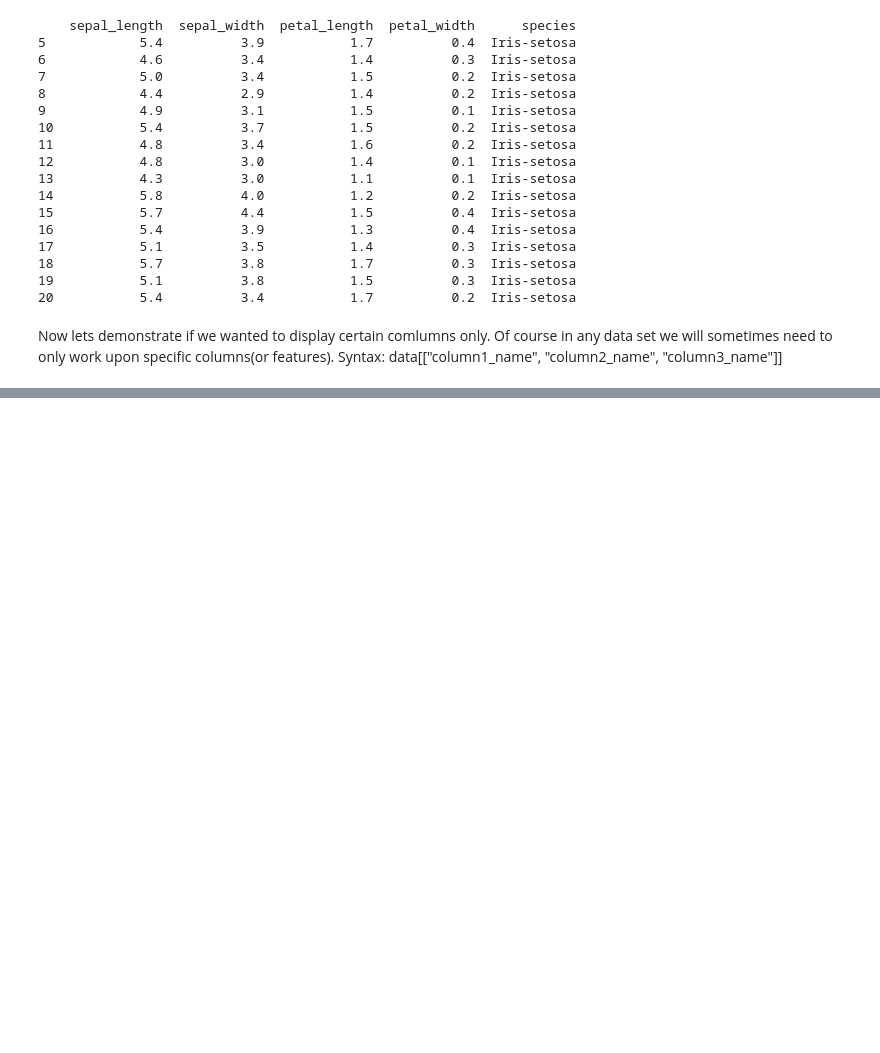
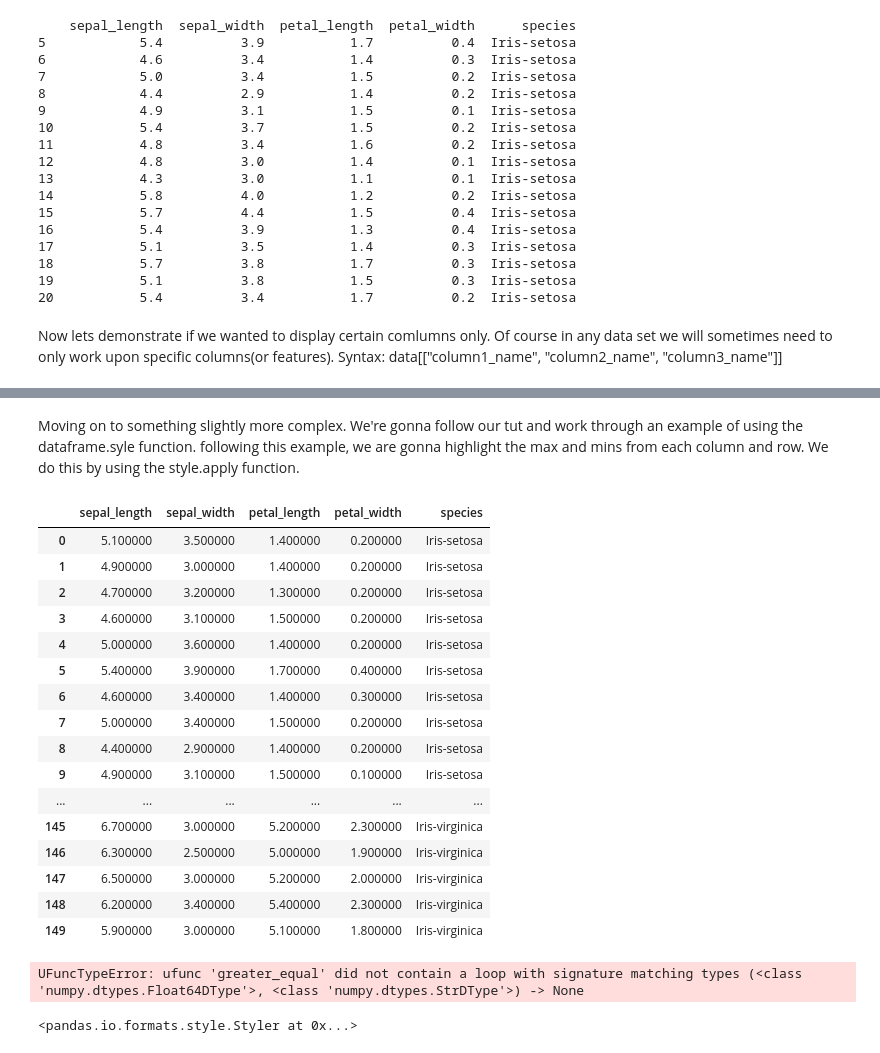
Before and after one commit to calliegsimon/Iris-Dataset-Walkthrough, a Jupyter notebook: main.ipynb, the cells around one changed output, grey strips where cells are left out. Cells and saved outputs as stored; diff of their text form; code cells hidden in the pictures; blank space fills up the shorter version.

```diff
--- a/main.ipynb
+++ b/main.ipynb
@@ -140,0 +202,34 @@ Now lets demonstrate some filtering.
+# %% [markdown]
+Moving on to something slightly more complex. We're gonna follow our tut and work through an example of using the dataframe.syle function. following this example, we are gonna highlight the max and mins from each column and row.
+We do this by using the style.apply function.
+# %%
+
+iris_data.style
+# %% [output]
+|  | sepal_length | sepal_width | petal_length | petal_width | species |
+| 0 | 5.100000 | 3.500000 | 1.400000 | 0.200000 | Iris-setosa |
+| 1 | 4.900000 | 3.000000 | 1.400000 | 0.200000 | Iris-setosa |
+| 2 | 4.700000 | 3.200000 | 1.300000 | 0.200000 | Iris-setosa |
+| 3 | 4.600000 | 3.100000 | 1.500000 | 0.200000 | Iris-setosa |
+| 4 | 5.000000 | 3.600000 | 1.400000 | 0.200000 | Iris-setosa |
+| 5 | 5.400000 | 3.900000 | 1.700000 | 0.400000 | Iris-setosa |
+| 6 | 4.600000 | 3.400000 | 1.400000 | 0.300000 | Iris-setosa |
+| 7 | 5.000000 | 3.400000 | 1.500000 | 0.200000 | Iris-setosa |
+| 8 | 4.400000 | 2.900000 | 1.400000 | 0.200000 | Iris-setosa |
+| 9 | 4.900000 | 3.100000 | 1.500000 | 0.100000 | Iris-setosa |
+| ... | ... | ... | ... | ... | ... |
+| 145 | 6.700000 | 3.000000 | 5.200000 | 2.300000 | Iris-virginica |
+| 146 | 6.300000 | 2.500000 | 5.000000 | 1.900000 | Iris-virginica |
+| 147 | 6.500000 | 3.000000 | 5.200000 | 2.000000 | Iris-virginica |
+| 148 | 6.200000 | 3.400000 | 5.400000 | 2.300000 | Iris-virginica |
+| 149 | 5.900000 | 3.000000 | 5.100000 | 1.800000 | Iris-virginica |
+# %%
+#first lets do columns, which will mean axis=0
+iris_data.style.highlight_max(color="green", axis=0)
+#next lets do rows, axis=1
+iris_data.style.highlight_max(color="green", axis=1)
+#next lets do our entire table, meaning axis=None
+iris_data.style.highlight_max(color="green", axis =None)
+# %% [output]
+UFuncTypeError: ufunc 'greater_equal' did not contain a loop with signature matching types (<class 'numpy.dtypes.Float64DType'>, <class 'numpy.dtypes.StrDType'>) -> None
+<pandas.io.formats.style.Styler at 0x...>
```
Also changed, not shown: parts of 11 cells of this notebook.
